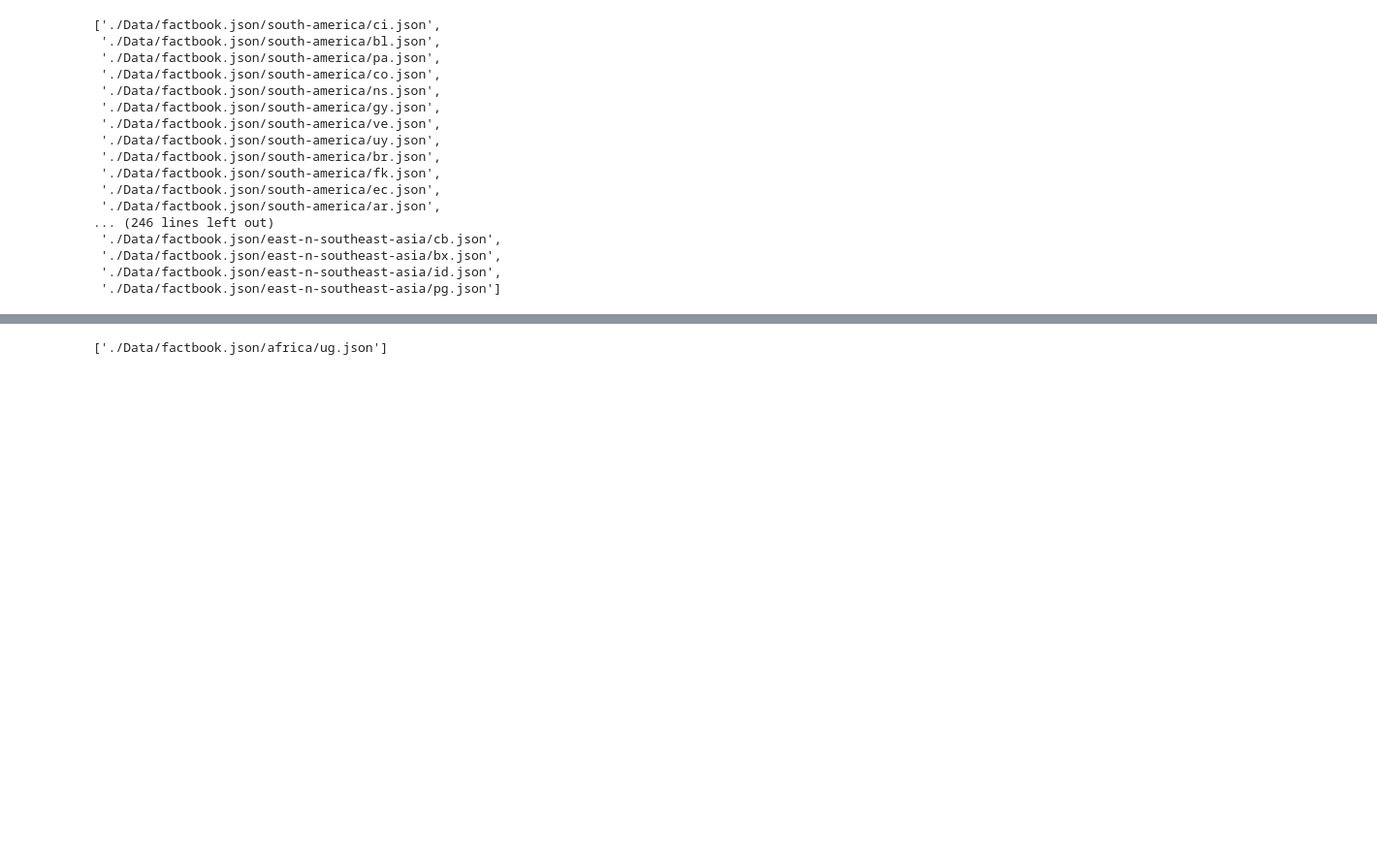
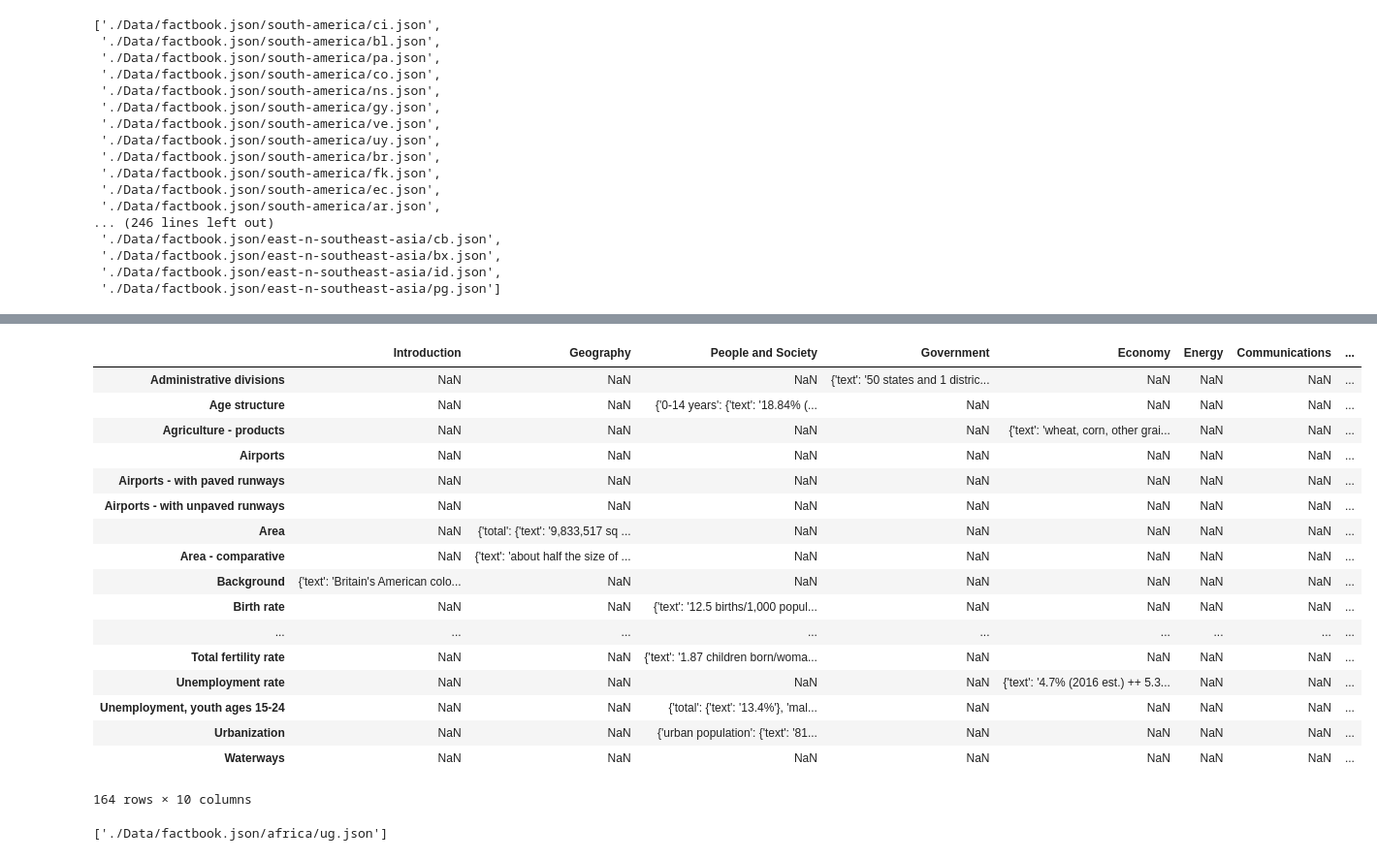
Before and after one commit to camligorkem/ADA_2018_Project, a Jupyter notebook: WorldFact.ipynb, the cells around one changed output, grey strips where cells are left out. Shown at 97% size. Drawn from its saved outputs; the diff is of its cells as text; code cells hidden in the pictures; blank space fills up the shorter version.

```diff
--- a/WorldFact.ipynb
+++ b/WorldFact.ipynb
@@ -130,5 +305,24 @@ To retain the current behavior and silence the warning, pass sort=False
-# %%
-country=pd.read_json(glob.glob(DATA_FOLDER+"/factbook.json/*/ag.json")[0])
+# %%
+country
+# %% [output]
+|  | Introduction | Geography | People and Society | Government | Economy | Energy | Communications | ... |
+| Administrative divisions | NaN | NaN | NaN | {'text': '50 states and 1 distric... | NaN | NaN | NaN | ... |
+| Age structure | NaN | NaN | {'0-14 years': {'text': '18.84% (... | NaN | NaN | NaN | NaN | ... |
+| Agriculture - products | NaN | NaN | NaN | NaN | {'text': 'wheat, corn, other grai... | NaN | NaN | ... |
+| Airports | NaN | NaN | NaN | NaN | NaN | NaN | NaN | ... |
+| Airports - with paved runways | NaN | NaN | NaN | NaN | NaN | NaN | NaN | ... |
+| Airports - with unpaved runways | NaN | NaN | NaN | NaN | NaN | NaN | NaN | ... |
+| Area | NaN | {'total': {'text': '9,833,517 sq ... | NaN | NaN | NaN | NaN | NaN | ... |
+| Area - comparative | NaN | {'text': 'about half the size of ... | NaN | NaN | NaN | NaN | NaN | ... |
+| Background | {'text': 'Britain's American colo... | NaN | NaN | NaN | NaN | NaN | NaN | ... |
+| Birth rate | NaN | NaN | {'text': '12.5 births/1,000 popul... | NaN | NaN | NaN | NaN | ... |
+| ... | ... | ... | ... | ... | ... | ... | ... | ... |
+| Total fertility rate | NaN | NaN | {'text': '1.87 children born/woma... | NaN | NaN | NaN | NaN | ... |
+| Unemployment rate | NaN | NaN | NaN | NaN | {'text': '4.7% (2016 est.) ++ 5.3... | NaN | NaN | ... |
+| Unemployment, youth ages 15-24 | NaN | NaN | {'total': {'text': '13.4%'}, 'mal... | NaN | NaN | NaN | NaN | ... |
+| Urbanization | NaN | NaN | {'urban population': {'text': '81... | NaN | NaN | NaN | NaN | ... |
+| Waterways | NaN | NaN | NaN | NaN | NaN | NaN | NaN | ... |
+164 rows × 10 columns
 # %%
 glob.glob(DATA_FOLDER+"/factbook.json/*/ug.json")
 # %% [output]
```
Also changed, not shown: parts of 17 cells of this notebook.
